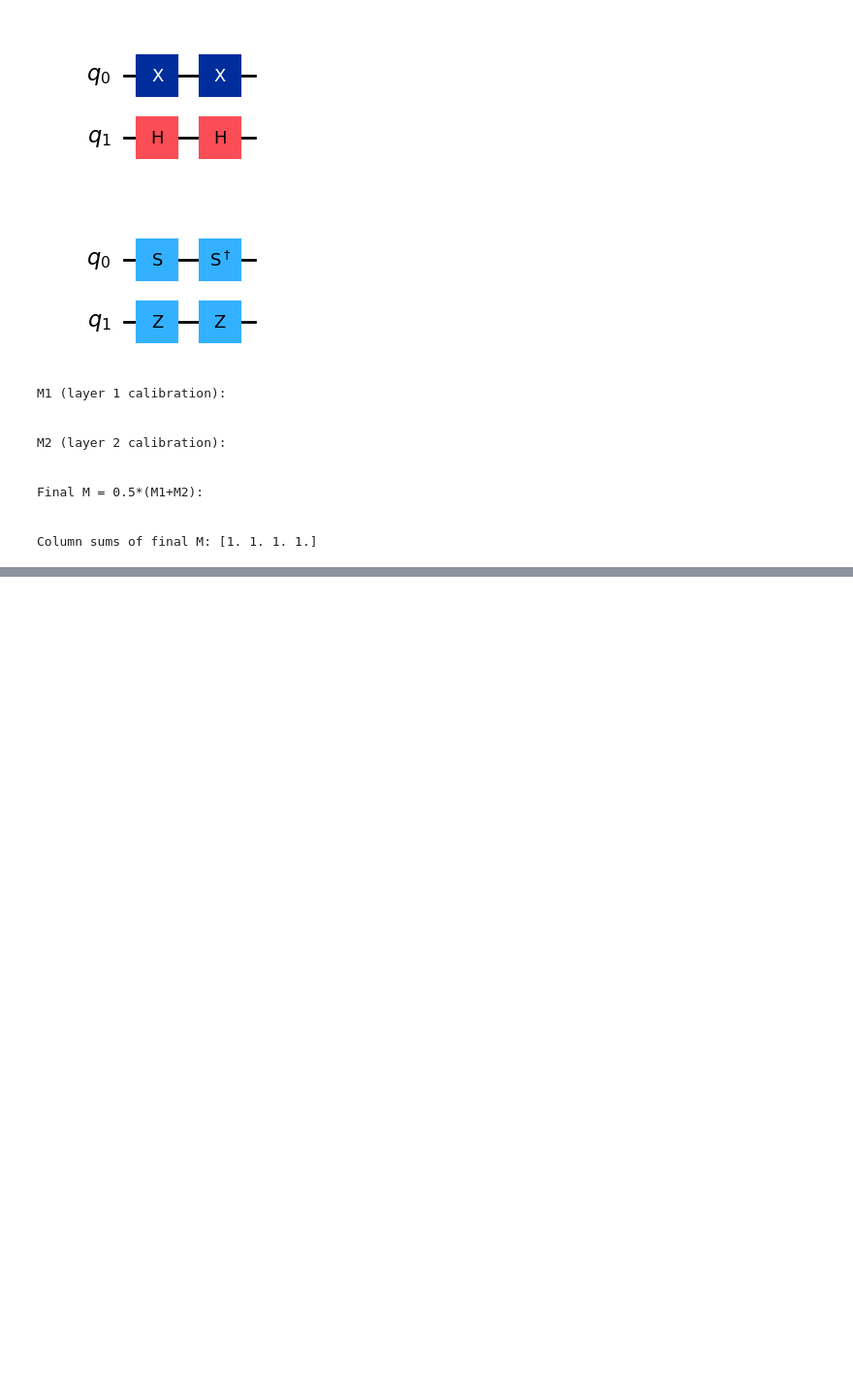
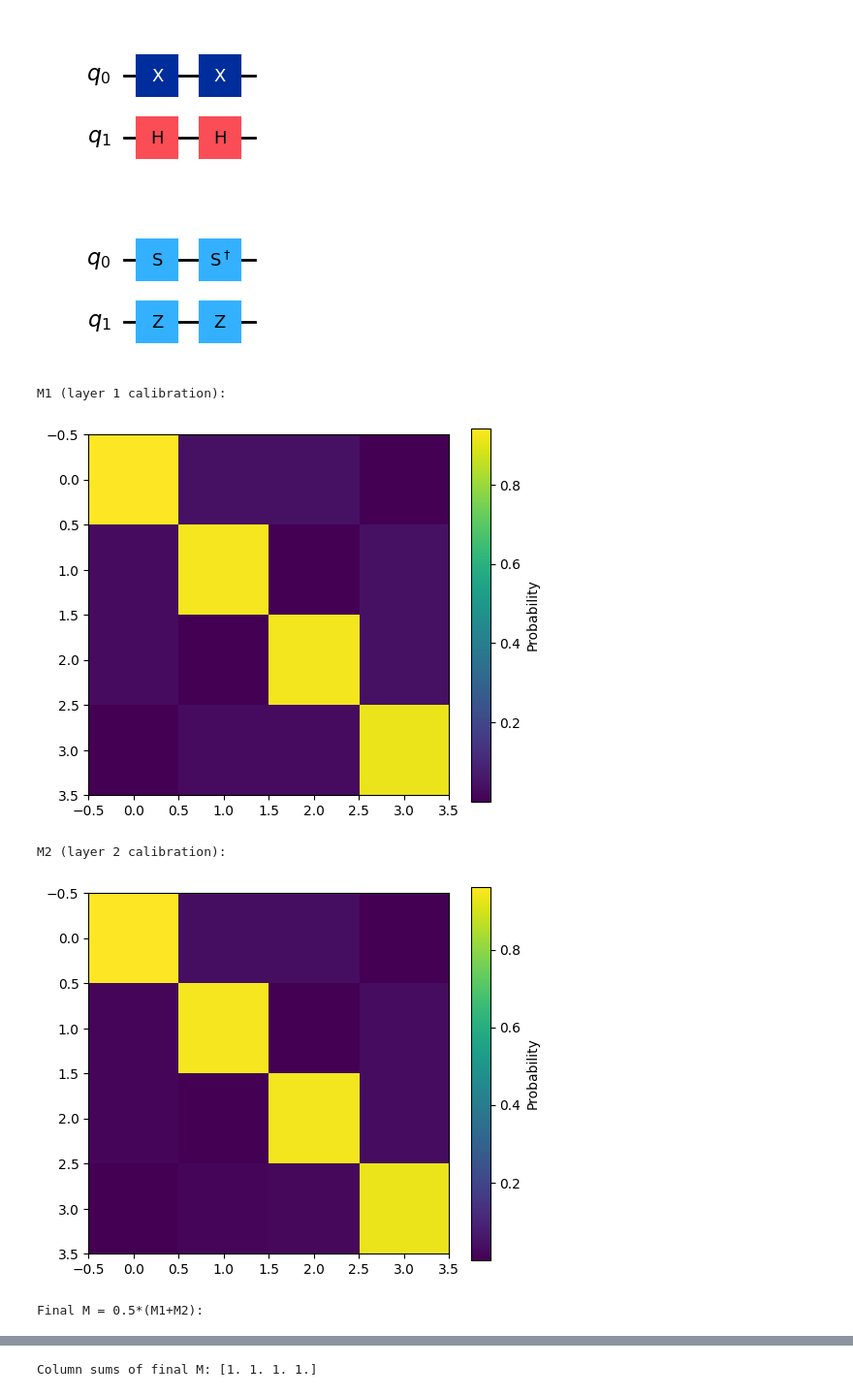
Before and after one commit to Potatotime13/AQC, a Jupyter notebook: TutorialErrorMitigation.ipynb, the cells around one changed output, grey strips where cells are left out. Shown at 97% size. Cells and saved outputs as stored; diff of their text form; code cells hidden in the pictures; blank space fills up the shorter version.

```diff
--- a/TutorialErrorMitigation.ipynb
+++ b/TutorialErrorMitigation.ipynb
@@ -335,7 +333,7 @@ qc_target.s(0)
 qc_target.h(1)
 qc_target.measure([0, 1], [0, 1])
 
-shots_small = 256  # few shots -> noisier estimate
+shots_small = 128  # few shots -> noisier estimate
 
 qc_target.draw('mpl')
 # %% [output]
@@ -641,35 +632,38 @@ qc2.draw('mpl')
 # %%
 # ----------------------------
 # 2) Construct M1 from layer 1, and M2 from layer 2
 # ----------------------------
 shots_cal = 20_000  # calibration shots (increase if you want smoother M)
 M1 = build_layer_calibration_matrix(apply_layer_1, apply_layer_1_inv, shots=shots_cal)
 M2 = build_layer_calibration_matrix(apply_layer_2, apply_layer_2_inv, shots=shots_cal)
 
 # ----------------------------
 # 3) Combine to obtain final M
 # ----------------------------
 M_gate = 0.5 * (M1 + M2)
 
 print("\nM1 (layer 1 calibration):\n")
-px.imshow(M1).show()
+plt.figure(figsize=(6,5))
+plt.imshow(M1, cmap='viridis', interpolation='nearest')
+plt.colorbar(label='Probability')
+plt.show()
 print("\nM2 (layer 2 calibration):\n")
-px.imshow(M2).show()
+plt.figure(figsize=(6,5))
+plt.imshow(M2, cmap='viridis', interpolation='nearest')
+plt.colorbar(label='Probability')
+plt.show()
 print("\nFinal M = 0.5*(M1+M2):\n")
-px.imshow(M_gate).show()
-
+plt.figure(figsize=(6,5))
+plt.imshow(M_gate, cmap='viridis', interpolation='nearest')
+plt.colorbar(label='Probability')
+plt.show()
 # Optional: store under the same name "M" used later for mitigation
 M = M_gate
 
 print("\nColumn sums of final M:", M.sum(axis=0))
 # %% [output]
 M1 (layer 1 calibration):
-
-
-M2 (layer 2 calibration):
-
-
-Final M = 0.5*(M1+M2):
-
-
-Column sums of final M: [1. 1. 1. 1.]
+[figure, added]
+M2 (layer 2 calibration):
+[figure, added]
+Final M = 0.5*(M1+M2):
@@ -675,0 +671 @@ Column sums of final M: [1. 1. 1. 1.]
+Column sums of final M: [1. 1. 1. 1.]
```
Also changed, not shown: parts of 20 cells of this notebook, 1 other file.
